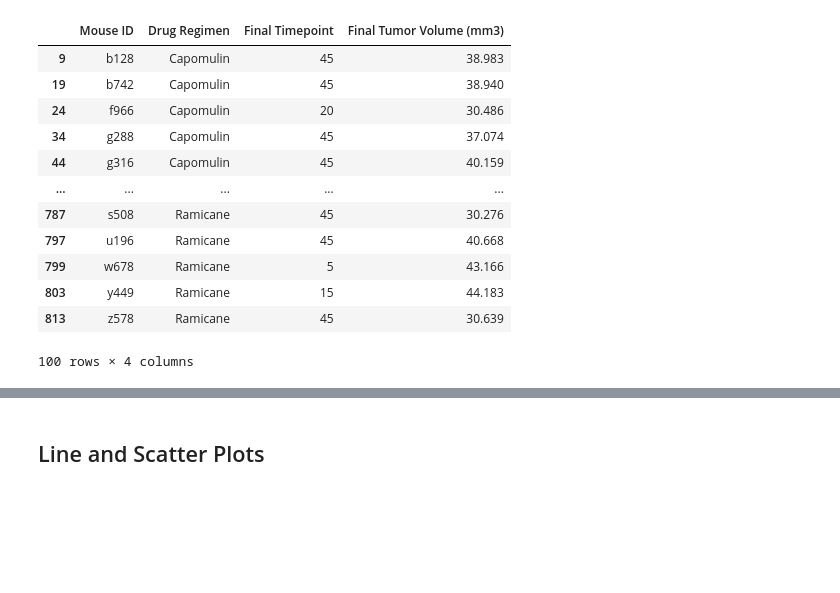
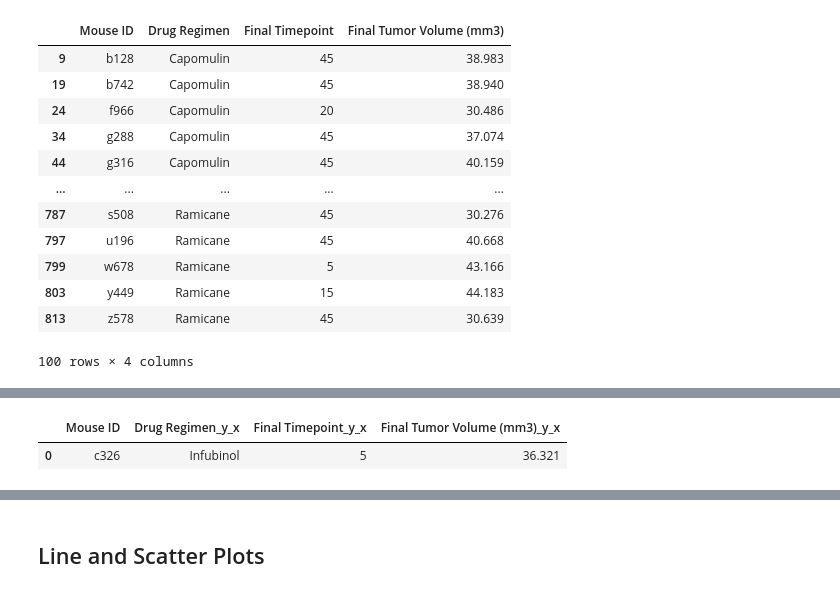
Before and after one commit to jerome-sipin/matplotlib-homework, a Jupyter notebook: Pymaceuticals/pymaceuticals_starter.ipynb, the cells around one changed output, grey strips where cells are left out. Cells and saved outputs as stored; diff of their text form; code cells hidden in the pictures; blank space fills up the shorter version.

Commit message:
updated sections and added comments

```diff
--- a/Pymaceuticals/pymaceuticals_starter.ipynb
+++ b/Pymaceuticals/pymaceuticals_starter.ipynb
@@ -264,32 +265,80 @@ ramicane_df = f_tumor_df.loc[f_tumor_df["Drug Regimen"] == "Ramicane"]
 infubinol_df = f_tumor_df.loc[f_tumor_df["Drug Regimen"] == "Infubinol"]
 cerftamin_df = f_tumor_df.loc[f_tumor_df["Drug Regimen"] == "Cerftamin"]
 
-# add subset
-
-    # See above comment.
 
 # Determine outliers using upper and lower bounds
+
+# This would have been a lot easier with a for loop, but I really couldn't figure out how to do it... So here
+# is a long line of code.
 
 #Calculate quartiles
 quartiles = f_tumor_df["Final Tumor Volume (mm3)"].quantile([.25,.5,.75])
 
-# Find lower/upper quartile and IQR
-lowerq = quartiles[0.25]
-upperq = quartiles[0.75]
-iqr = upperq - lowerq
+ca_quartiles = capomulin_df["Final Tumor Volume (mm3)"].quantile([.25,.5,.75])
+r_quartiles = ramicane_df["Final Tumor Volume (mm3)"].quantile([.25,.5,.75])
+i_quartiles = infubinol_df["Final Tumor Volume (mm3)"].quantile([.25,.5,.75])
+ce_quartiles = cerftamin_df["Final Tumor Volume (mm3)"].quantile([.25,.5,.75])
 
-lowerbound = round(lowerq - (1.5*iqr),3)
-upperbound = round(upperq + (1.5*iqr),3)
 
-print(f"Tumor volume outliers would be below {lowerbound} or above {upperbound} mm3")
+# Find lower/upper quartile and IQR for each drug
+ca_lowerq = ca_quartiles[0.25]
+ca_upperq = ca_quartiles[0.75]
+ca_iqr = ca_upperq - ca_lowerq
 
-# For these two dfs, I got errors when running with an or statement, and upon checking to see if they worked
-# individually, they both had nothing, meaning there are no outliers.
-tumor_ub_outliers = f_tumor_df.loc[f_tumor_df["Final Tumor Volume (mm3)"] > upperbound]
-tumor_ub_outliers
+r_lowerq = r_quartiles[0.25]
+r_upperq = r_quartiles[0.75]
+r_iqr = r_upperq - r_lowerq
 
-tumor_lb_outliers = f_tumor_df.loc[f_tumor_df["Final Tumor Volume (mm3)"] < lowerbound]
-tumor_lb_outliers
+i_lowerq = i_quartiles[0.25]
+i_upperq = i_quartiles[0.75]
+i_iqr = i_upperq - i_lowerq
 
-print(f"Because both outlier dataframes found nothing, there are no outliers.")
+ce_lowerq = ce_quartiles[0.25]
+ce_upperq = ce_quartiles[0.75]
+ce_iqr = ce_upperq - ce_lowerq
+
+ca_lowerbound = round(ca_lowerq - (1.5*ca_iqr),3)
+ca_upperbound = round(ca_upperq + (1.5*ca_iqr),3)
+
+r_lowerbound = round(r_lowerq - (1.5*r_iqr),3)
+r_upperbound = round(r_upperq + (1.5*r_iqr),3)
+
+i_lowerbound = round(i_lowerq - (1.5*i_iqr),3)
+i_upperbound = round(i_upperq + (1.5*i_iqr),3)
+
+ce_lowerbound = round(ce_lowerq - (1.5*ce_iqr),3)
+ce_upperbound = round(ce_upperq + (1.5*ce_iqr),3)
+
+# Find outliers. For some reason, using | or "or" results in an error, so I
+# had to find outliers for each bound separately.
+
+ca_outliers_u = capomulin_df.loc[capomulin_df["Final Tumor Volume (mm3)"] > ca_upperbound]
+ca_outliers_l = capomulin_df.loc[capomulin_df["Final Tumor Volume (mm3)"] < ca_lowerbound]
+
+r_outliers_u = ramicane_df.loc[ramicane_df["Final Tumor Volume (mm3)"] > r_upperbound]
+r_outliers_l = ramicane_df.loc[ramicane_df["Final Tumor Volume (mm3)"] < r_lowerbound]
+
+i_outliers_u = infubinol_df.loc[infubinol_df["Final Tumor Volume (mm3)"] > i_upperbound]
+i_outliers_l = infubinol_df.loc[infubinol_df["Final Tumor Volume (mm3)"] < i_lowerbound]
+
+ce_outliers_u = cerftamin_df.loc[cerftamin_df["Final Tumor Volume (mm3)"] > ce_upperbound]
+ce_outliers_l = cerftamin_df.loc[cerftamin_df["Final Tumor Volume (mm3)"] < ce_lowerbound]
+
+# Merge outlier dfs
+com_ca = pd.merge(ca_outliers_u, ca_outliers_l, how="outer", on="Mouse ID")
+com_r = pd.merge(r_outliers_u, r_outliers_l, how="outer", on="Mouse ID")
+com_i = pd.merge(i_outliers_u, i_outliers_l, how="outer", on="Mouse ID")
+com_ce = pd.merge(ce_outliers_u, ce_outliers_l, how="outer", on="Mouse ID")
+
+com_1 = pd.merge(com_ca, com_r, how="outer", on="Mouse ID")
+com_2 = pd.merge(com_1, com_i, how="outer", on="Mouse ID")
+final_outliers = pd.merge(com_2, com_ce, how="outer", on="Mouse ID")
+
+# Drop all NaN columns
+final_outliers = final_outliers.dropna(axis="columns")
+
+# Display df
+final_outliers
+
+# As the df shows, ID c326 is the only outlier in the study.
 # %% [output]
@@ -298,3 +345,5 @@ Because both outlier dataframes found nothing, there are no outliers.
+|  | Mouse ID | Drug Regimen_y_x | Final Timepoint_y_x | Final Tumor Volume (mm3)_y_x |
+| 0 | c326 | Infubinol | 5 | 36.321 |
 # %%
 # Generate a box plot of the final tumor volume of each mouse across four regimens of interest
 f_tumor_df.boxplot(by="Drug Regimen", column=["Final Tumor Volume (mm3)"])
```
Also changed, not shown: parts of 7 cells of this notebook.
